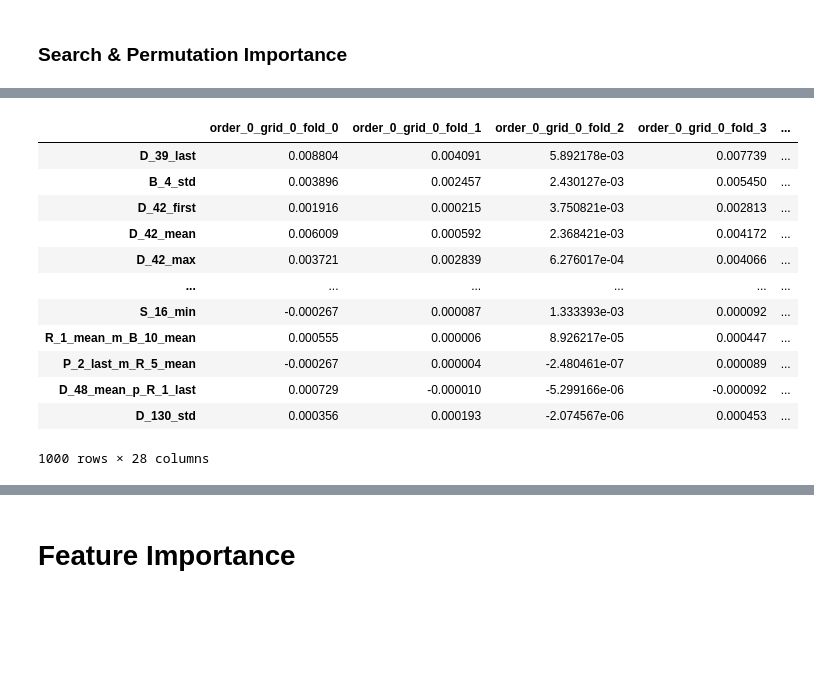
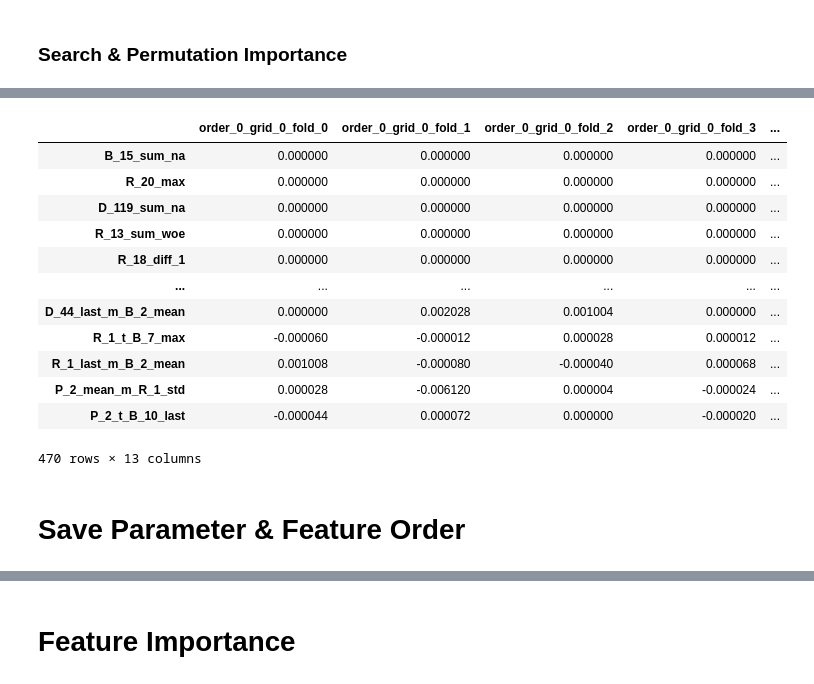
Before and after one commit to gzguevara/amex_kaggle, a Jupyter notebook: Train_Test.ipynb, the cells around one changed output, grey strips where cells are left out. Drawn from its saved outputs; the diff is of its cells as text; code cells hidden in the pictures; blank space fills up the shorter version.

```diff
--- a/Train_Test.ipynb
+++ b/Train_Test.ipynb
@@ -330,8 +302,8 @@ train = train[premu_imp.index.to_list() + ['target']]
 # Get orders
 orders  = []
 
-weights = premu_imp.weight.to_list()   # [1/len(train.columns[:-1])] * len(train.columns[:-1])
-cols    = train.columns[:-1].to_list()                          #train.columns[:-1].to_list()
+weights = [1/len(train.columns[:-1])] * len(train.columns[:-1]) #premu_order.weight.to_list()     #
+cols    = train.columns[:-1].to_list()   #train.columns[:-1].to_list()
 
 join = list(zip(cols, weights))
 
@@ -345,16 +317,13 @@ print(f'There are {len(orders)} different order.', '\n', '\n')
 There are 3 different order.
 # %% [markdown]
 ### Search & Permutation Importance
-# %%
-orders   = [feature_order.order_oof.to_list()]
-xgb_grid = [parameter.to_dict()['oof']]
 # %%
 # Out-of-fold predictions & permutation  importances
 oof_cols  = [f'fold_{i}' for i in range(FOLDS)] + ['avg', 'oof']
 oof       = pd.DataFrame(columns = oof_cols)
 premu_imp = pd.DataFrame()
 
-# Start with orders
+# Get feature order & weights
 for order_num, order in enumerate(orders):
 
       weights     = [x[1] for x in order]
@@ -369,7 +338,7 @@ for order_num, order in enumerate(orders):
             oof_model = pd.DataFrame()
 
             # Start cross validation
-            skf = StratifiedKFold(n_splits=FOLDS, shuffle=True, random_state=SEED)
+            skf = StratifiedKFold(n_splits=FOLDS, shuffle=True, random_state=11)
             for fold, (train_idx, valid_idx) in enumerate(skf.split(train, train.target)):
 
                   print(f'########### Order {order_num} Model {model_num} Fold {fold} #############')
@@ -390,12 +359,12 @@ for order_num, order in enumerate(orders):
                                     evals                 = [(dvalid,'valid')],
                                     custom_metric         = xgboost_amex_metric_mod,
                                     num_boost_round       = 10000,
-                                    early_stopping_rounds = 200,
+                                    early_stopping_rounds = 300,
                                     verbose_eval          = 500)
 
                   # Save model
-                  #model_dir = '/content/drive/MyDrive/KaggleAMEX/Models/freq_1'
-                  #model.save_model(f'{model_dir}/oof_fold_{fold}.xgb')
+                  model_dir = '/content/drive/MyDrive/KaggleAMEX/Models/freq_3'
+                  model.save_model(f'{model_dir}/avg_fold_{fold}.xgb')
 
                   # Validation - Infer out-of-fold
                   preds     = model.predict(dvalid, iteration_range=(0, model.best_iteration + 1))
@@ -408,10 +377,10 @@ for order_num, order in enumerate(orders):
                   print(f'Metric = {kag_mets[-1]}, Best = {curr_best}', '\n')
 
                   # Skip if no significant improvment
-                  if kag_mets[-1] + 0.005 < curr_best: break
+                  #if kag_mets[-1] + 0.011 < curr_best: break
 
                   # Permutation importance
-                  #premu_order[f'order_{order_num}_grid_{model_num}_fold_{fold}'] = permutation_importance(train, valid_idx, train.columns[:-1], model, kag_mets[-1])
+                  premu_order[f'order_{order_num}_grid_{model_num}_fold_{fold}'] = permutation_importance(train, valid_idx, train.columns[:-1], model, kag_mets[-1])
 
                   # Clean RAM & GPU RAM
                   del y_train, x_train, y_valid, x_valid, dtrain, dvalid, train_idx, valid_idx
@@ -427,7 +396,7 @@ for order_num, order in enumerate(orders):
             print(f'avg: {kag_mets[-2]}, Max: {oof.avg.max()}')
             print(f'oof: {kag_mets[-1]}, Max: {oof.oof.max()}', '\n', '\n', '\n')
 
-      premu_imp = pd.concat([premu_order,premu_imp], axis=1)
+      #premu_imp = pd.concat([premu_order,premu_imp], axis=1)
 
 # Average over folds
 premu_imp['avg'] = premu_imp.mean(axis=1)
@@ -470,17 +434,19 @@ sns.displot(premu_order, x='avg', bins=150, height=5, legend=False,  aspect=3.5)
+# %%
+premu_order.sort_values('avg', ascending=False, inplace=True)
 # %%
-premu_order.loc[premu_order.avg>0.0001]
+premu_order.loc[premu_order.avg <= 0]
 # %% [output]
 |  | order_0_grid_0_fold_0 | order_0_grid_0_fold_1 | order_0_grid_0_fold_2 | order_0_grid_0_fold_3 | ... |
-| D_39_last | 0.008804 | 0.004091 | 5.892178e-03 | 0.007739 | ... |
-| B_4_std | 0.003896 | 0.002457 | 2.430127e-03 | 0.005450 | ... |
-| D_42_first | 0.001916 | 0.000215 | 3.750821e-03 | 0.002813 | ... |
-| D_42_mean | 0.006009 | 0.000592 | 2.368421e-03 | 0.004172 | ... |
-| D_42_max | 0.003721 | 0.002839 | 6.276017e-04 | 0.004066 | ... |
+| B_15_sum_na | 0.000000 | 0.000000 | 0.000000 | 0.000000 | ... |
+| R_20_max | 0.000000 | 0.000000 | 0.000000 | 0.000000 | ... |
+| D_119_sum_na | 0.000000 | 0.000000 | 0.000000 | 0.000000 | ... |
+| R_13_sum_woe | 0.000000 | 0.000000 | 0.000000 | 0.000000 | ... |
+| R_18_diff_1 | 0.000000 | 0.000000 | 0.000000 | 0.000000 | ... |
 | ... | ... | ... | ... | ... | ... |
-| S_16_min | -0.000267 | 0.000087 | 1.333393e-03 | 0.000092 | ... |
-| R_1_mean_m_B_10_mean | 0.000555 | 0.000006 | 8.926217e-05 | 0.000447 | ... |
-| P_2_last_m_R_5_mean | -0.000267 | 0.000004 | -2.480461e-07 | 0.000089 | ... |
-| D_48_mean_p_R_1_last | 0.000729 | -0.000010 | -5.299166e-06 | -0.000092 | ... |
-| D_130_std | 0.000356 | 0.000193 | -2.074567e-06 | 0.000453 | ... |
+| D_44_last_m_B_2_mean | 0.000000 | 0.002028 | 0.001004 | 0.000000 | ... |
+| R_1_t_B_7_max | -0.000060 | -0.000012 | 0.000028 | 0.000012 | ... |
+| R_1_last_m_B_2_mean | 0.001008 | -0.000080 | -0.000040 | 0.000068 | ... |
+| P_2_mean_m_R_1_std | 0.000028 | -0.006120 | 0.000004 | -0.000024 | ... |
+| P_2_t_B_10_last | -0.000044 | 0.000072 | 0.000000 | -0.000020 | ... |
-1000 rows × 28 columns
+470 rows × 13 columns
 # %%
@@ -496,0 +454,2 @@ feature_order['order_oof'] = orders[2]
+# %% [markdown]
+# Save Parameter & Feature Order
```
Also changed, not shown: parts of 29 cells of this notebook.
